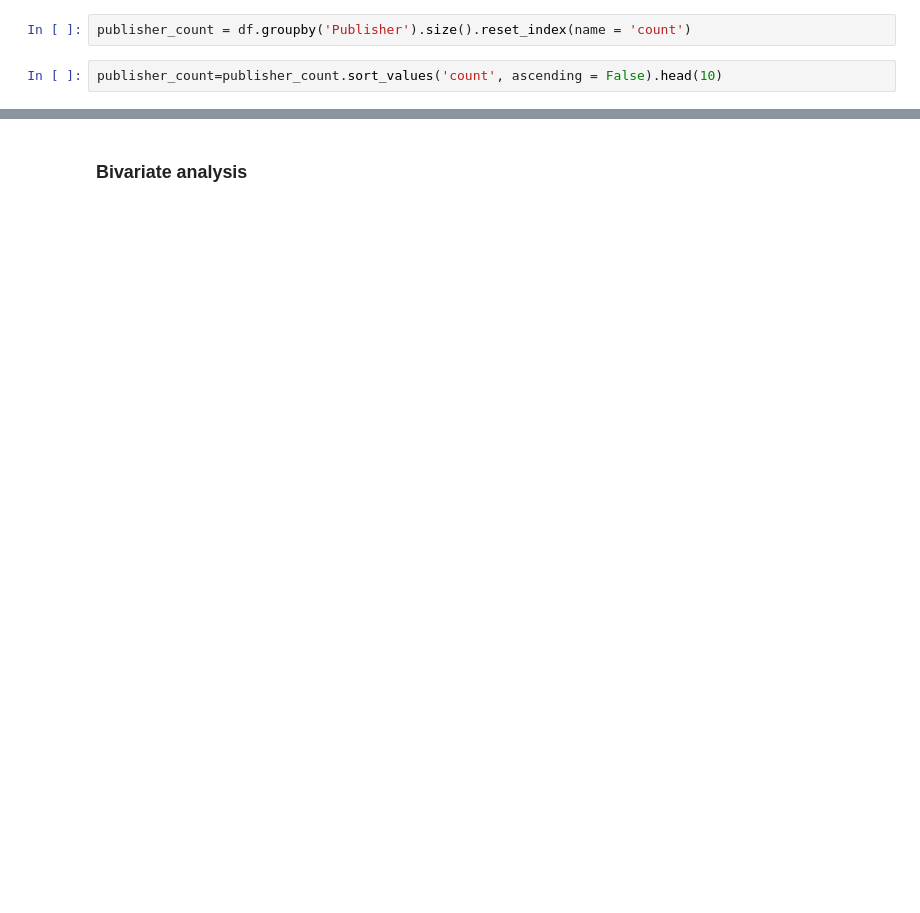
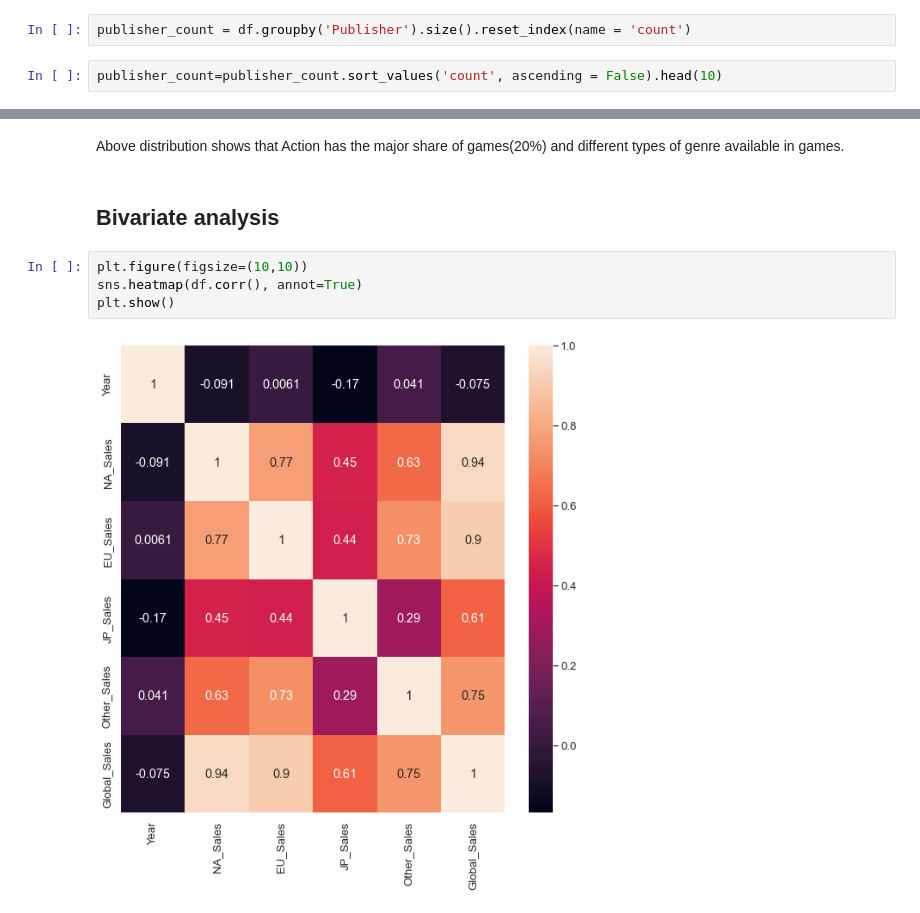
Before and after one commit to Sidhant1201/ViedoGameSales, a Jupyter notebook: VGsales EDAproject/VGsales.ipynb, the cells around one changed output, grey strips where cells are left out. Cells and saved outputs as stored; diff of their text form; blank space fills up the shorter version.

Commit message:
completed bivariate analysis

```diff
--- a/VGsales EDAproject/VGsales.ipynb
+++ b/VGsales EDAproject/VGsales.ipynb
@@ -225,5 +231,13 @@ plt.title('Distribution of Genre', fontsize = 15)
 plt.show()
 # %% [output]
 [figure]
+# %% [markdown]
+Above distribution shows that Action has the major share of games(20%) and different types of genre available in games.
 # %% [markdown]
-### Bivariate analysis
+## Bivariate analysis
+# %%
+plt.figure(figsize=(10,10))
+sns.heatmap(df.corr(), annot=True)
+plt.show()
+# %% [output]
+[figure, added]
```
Also changed, not shown: parts of 62 cells of this notebook.
